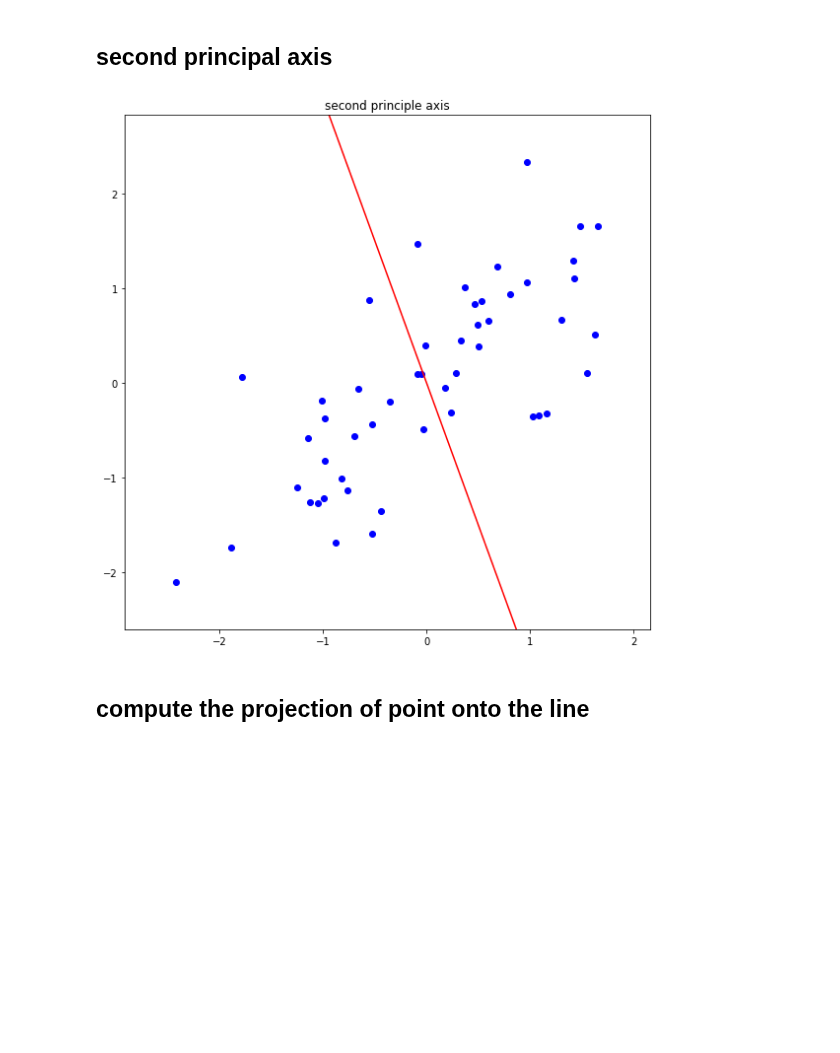
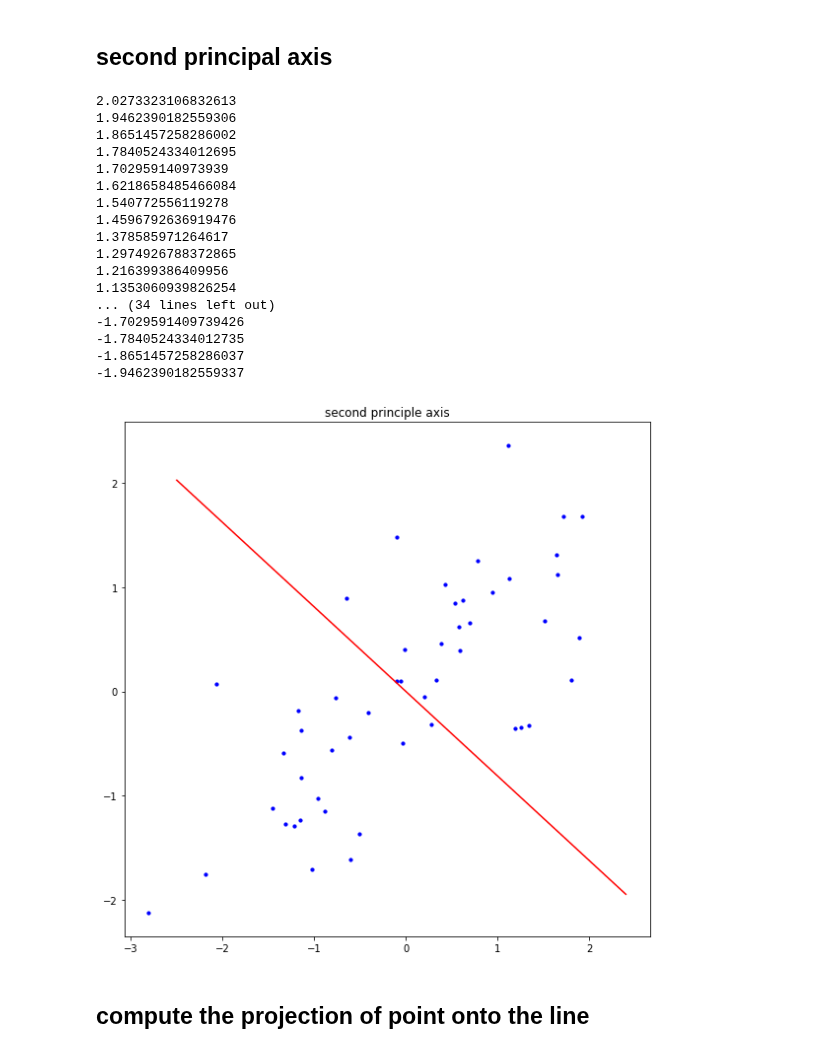
Before and after one commit to parkheesoo/assignment-machine-learning, a Jupyter notebook: assignment_12.ipynb, the cells around one changed output. Saved outputs shown, nothing was run; the diff lists cells and outputs as text; code cells hidden in the pictures; blank space fills up the shorter version.

```diff
--- a/assignment_12.ipynb
+++ b/assignment_12.ipynb
@@ -122,17 +148,37 @@ plt.show()
 # %% [markdown]
 ## second principal axis
-# %%
-plt.figure(figsize=(8,8))
-plt.title('second principle axis')
-# ===================================================
-# fill up the blank
-#
-#
-# ===================================================
-plt.tight_layout()
-plt.show()
-# %% [output]
-[figure, removed]
+# %%
+t = U[0][1] / U[0][0]
+plt.figure(figsize=(8,8))
+plt.title('second principle axis')
+x = np.arange(-2.5,2.5,0.1)
+f = np.zeros(len(x))
+for i in range(len(x)):
+    f[i]=t * x[i]
+    print(f[i])
+plt.plot(x, f, '-', color = 'red')
+plt.scatter(temp[0],temp[1], s = 10, c = 'b')
+plt.tight_layout()
+plt.show()
+# %% [output]
+2.0273323106832613
+1.9462390182559306
+1.8651457258286002
+1.7840524334012695
+1.702959140973939
+1.6218658485466084
+1.540772556119278
+1.4596792636919476
+1.378585971264617
+1.2974926788372865
+1.216399386409956
+1.1353060939826254
+... (34 lines left out)
+-1.7029591409739426
+-1.7840524334012735
+-1.8651457258286037
+-1.9462390182559337
+[figure, added]
 # %% [markdown]
 ## compute the projection of point onto the line
 # %%
```
Also changed, not shown: parts of 3 cells of this notebook.
